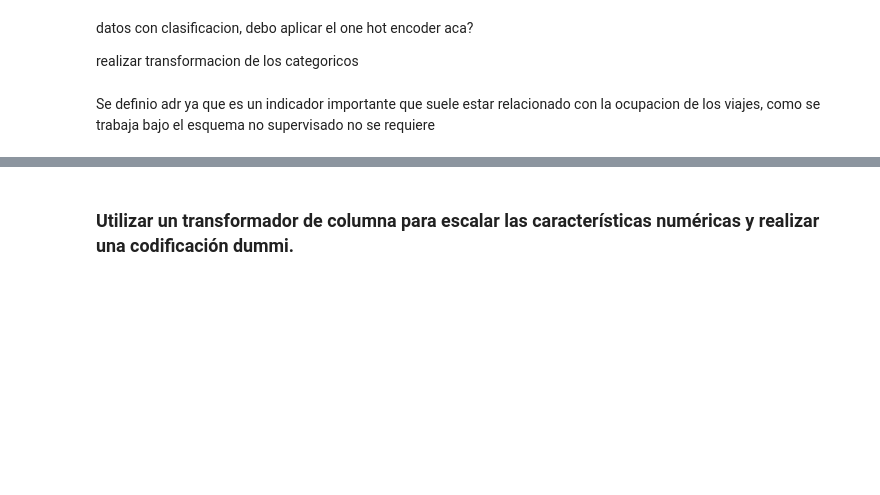
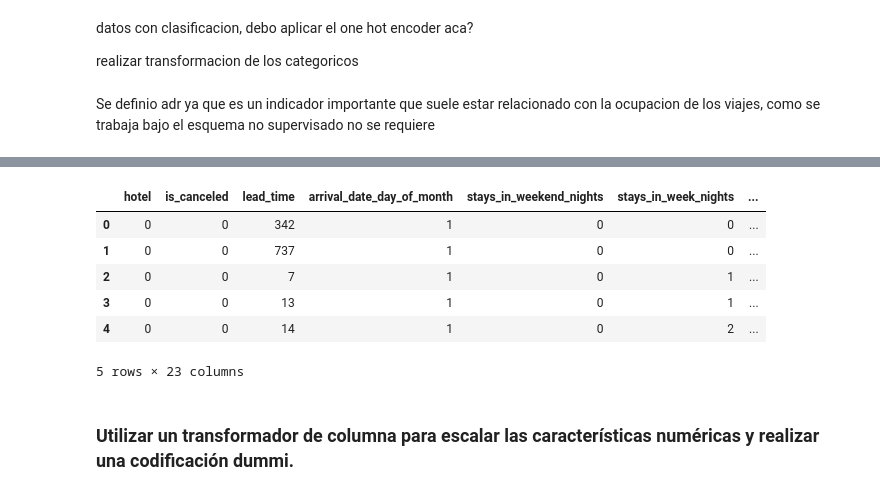
Before and after one commit to jesspl/prediction, a Jupyter notebook: proyecto2.ipynb, the cells around one changed output, grey strips where cells are left out. Cells and saved outputs as stored; diff of their text form; code cells hidden in the pictures; blank space fills up the shorter version.

```diff
--- a/proyecto2.ipynb
+++ b/proyecto2.ipynb
@@ -466,0 +473,5 @@ Se definio adr ya que es un indicador importante que suele estar relacionado con
+# %%
+df.drop(['arrival_date_year','reservation_status', 'reservation_status_date',	'arrival_date_month',	'arrival_date_week_number', 'reserved_room_type','assigned_room_type'], axis = 'columns', inplace=True)
+# 'meal', 'country', 'market_segment', 'distribution_channel', 'deposit_type', 'customer_type'
+# %%
+df.drop(['arrival_date'], axis = 'columns', inplace=True) #presenta error al momento de presentar la escalada
@@ -467,2 +519,12 @@ Se definio adr ya que es un indicador importante que suele estar relacionado con
+# %%
+df.head()
+# %% [output]
+|  | hotel | is_canceled | lead_time | arrival_date_day_of_month | stays_in_weekend_nights | stays_in_week_nights | ... |
+| 0 | 0 | 0 | 342 | 1 | 0 | 0 | ... |
+| 1 | 0 | 0 | 737 | 1 | 0 | 0 | ... |
+| 2 | 0 | 0 | 7 | 1 | 0 | 1 | ... |
+| 3 | 0 | 0 | 13 | 1 | 0 | 1 | ... |
+| 4 | 0 | 0 | 14 | 1 | 0 | 2 | ... |
+5 rows × 23 columns
 # %% [markdown]
 ### **Utilizar un transformador de columna para escalar las características numéricas y realizar una codificación dummi.**
```
Also changed, not shown: parts of 28 cells of this notebook.
